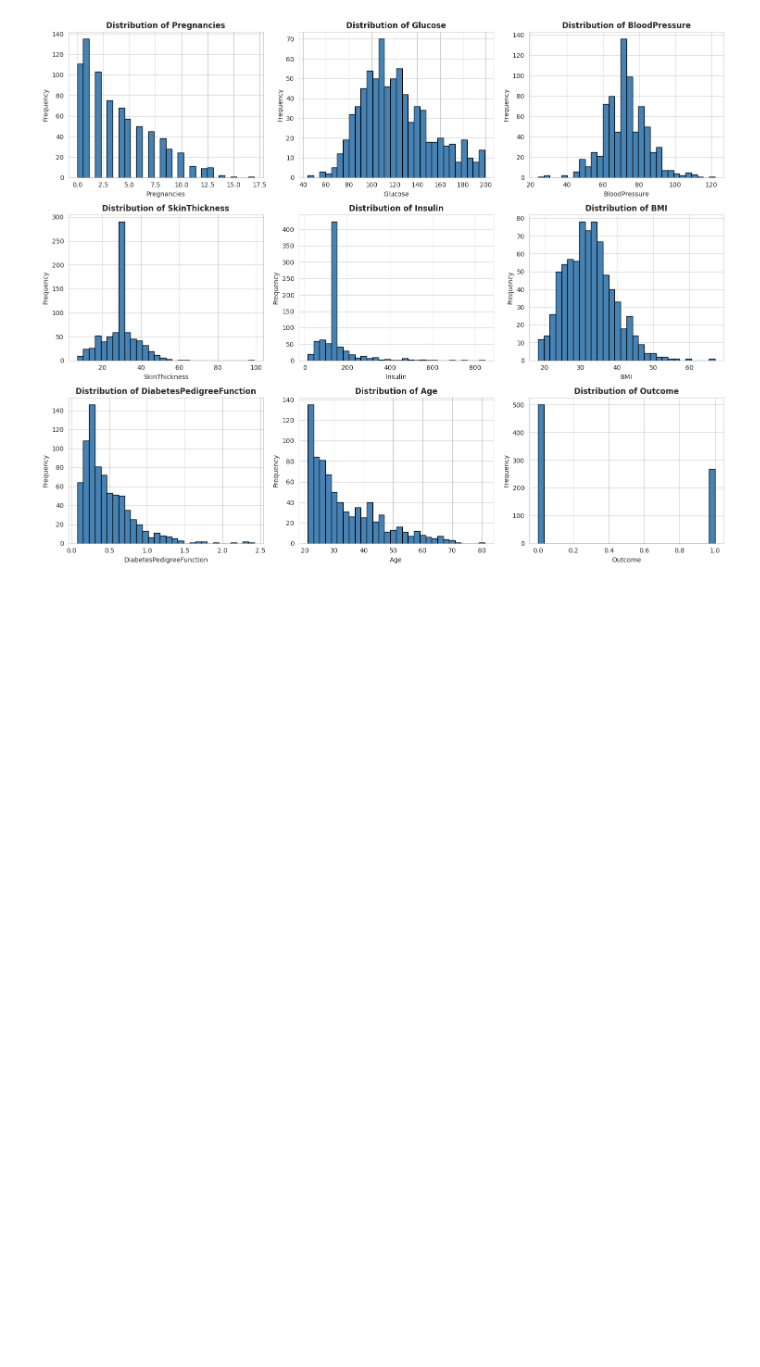
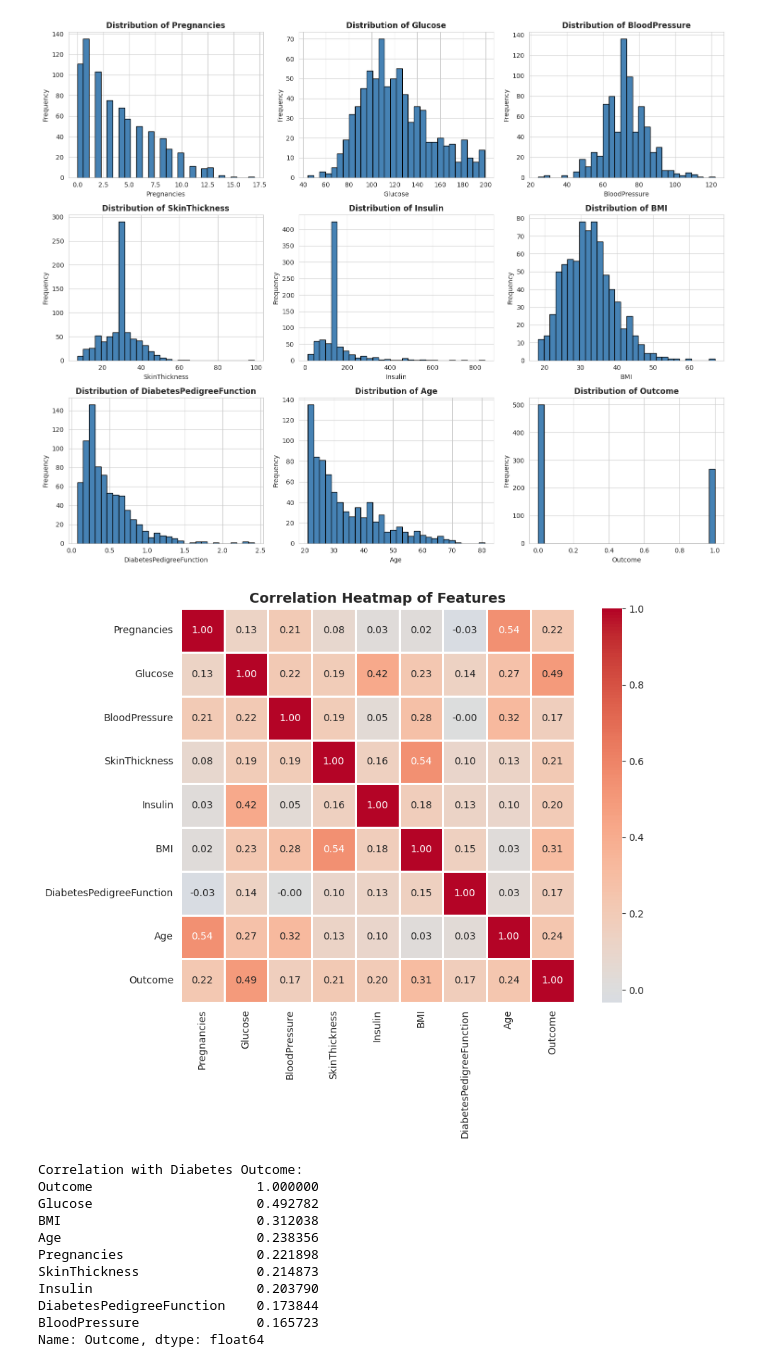
Before and after one commit to riyasingh-10/google-colab, a Jupyter notebook: diabetes_data_filter.ipynb, the cells around one changed output. Cells and saved outputs as stored; diff of their text form; code cells hidden in the pictures; blank space fills up the shorter version.

```diff
--- a/diabetes_data_filter.ipynb
+++ b/diabetes_data_filter.ipynb
@@ -241,3 +241,31 @@ plt.tight_layout()
 plt.show()
 # %% [output]
 [figure]
+# %%
+# Calculate correlation matrix
+correlation = df_cleaned.corr()
+
+# Visualize correlation heatmap
+plt.figure(figsize=(10, 8))
+sns.heatmap(correlation, annot=True, cmap='coolwarm', center=0,
+            fmt='.2f', square=True, linewidths=1)
+plt.title('Correlation Heatmap of Features', fontsize=14, fontweight='bold')
+plt.tight_layout()
+plt.show()
+
+# Show correlation with Outcome specifically
+print("Correlation with Diabetes Outcome:")
+print(correlation['Outcome'].sort_values(ascending=False))
+# %% [output]
+[figure, added]
+Correlation with Diabetes Outcome:
+Outcome                     1.000000
+Glucose                     0.492782
+BMI                         0.312038
+Age                         0.238356
+Pregnancies                 0.221898
+SkinThickness               0.214873
+Insulin                     0.203790
+DiabetesPedigreeFunction    0.173844
+BloodPressure               0.165723
+Name: Outcome, dtype: float64
```
Also changed, not shown: parts of 5 cells of this notebook.
